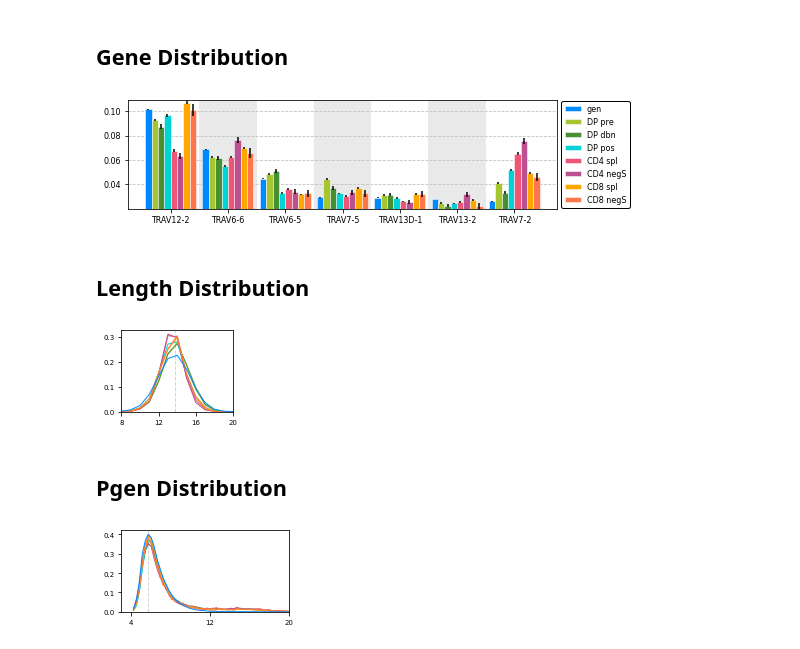
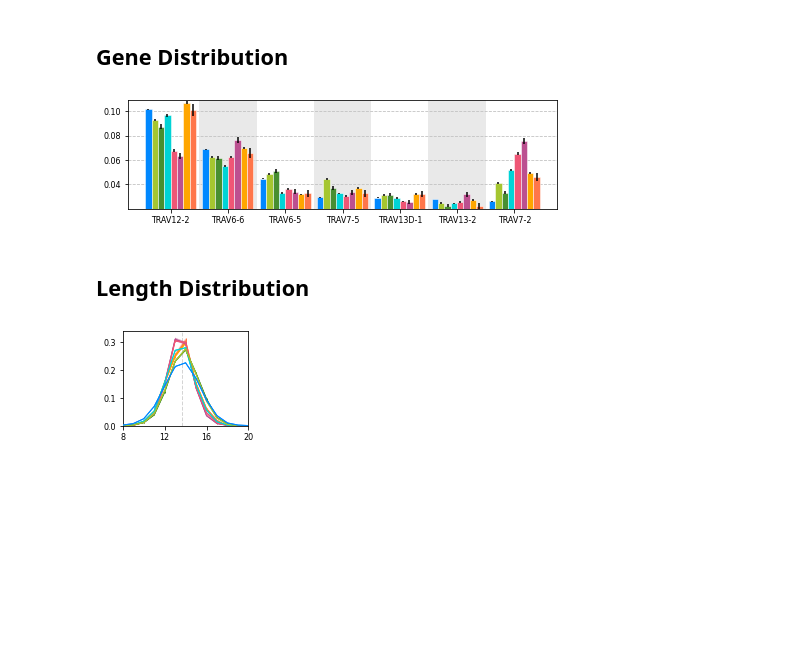
Before and after one commit to statbiophys/thymic_development_2022, a Jupyter notebook: fig2.ipynb, the cells around one changed output. Cells and saved outputs as stored; diff of their text form; code cells hidden in the pictures; blank space fills up the shorter version.

Commit message:
2023 Figures updated.

```diff
--- a/fig2.ipynb
+++ b/fig2.ipynb
@@ -21,49 +21,56 @@ OutPath = "Graphs"
 # %%
 #  OPTIONS  #
 
 GENE = "V"
 n_choice = 7
 figsize = ( n_choice * 1.1, 2 )
 
 df = pd.read_csv(f'{DataPath}/CA-prod-{GENE}_usage.csv', index_col=0 )
 
 columns = [c for c in df.columns if 'err' not in c]
 errorbars = [ c + ' err' for c in columns ]
-colors = [ EXP15_KOL[c] for c in columns ]
+colors = [ EXP_KOL[c] for c in columns ]
 
 df = df.iloc[np.arange(n_choice)]
 ax = barPlotter( df, colors=colors, hatch=None, grid=True,
                 columns=columns, figsize=figsize, errorbars=errorbars, rotation=0 )
 plt.margins(0)
+'''
 plt.legend(ncol=1, shadow=False, bbox_to_anchor=(1,.5), loc='center left',
             edgecolor='inherit', framealpha=1)
-
+'''
 for i in np.arange( 1, ax.get_xlim()[1]-1, 2 ).astype(int) :
     ax.axvspan( i, i+1, 0, 1, alpha=0.5, color=GREYS_DIC['silver'], ec=None, zorder=-10)
 
 plt.savefig( f"{OutPath}/fig2A.pdf", bbox_inches='tight' )
 plt.show()
 # %% [output]
-[figure, old version]
+[figure, new version]
 # %% [markdown]
 ## Length Distribution
 # %%
 #  OPTIONS  #
 
-figsize = ( 2, 1.5 )
 df = pd.read_csv(f'{DataPath}/CA-prod-lengths.csv', index_col=0 )
 
-columns =  HEADERS + ['gen']
+figsize = ( 2.25, 1.75 )
+
+columns =  ['gen'] + HEADERS
 errorbars = [c + ' err' for c in columns]
-colors = [ EXP15_KOL[c] for c in columns ]
-linestyle = ['-'] * len(HEADERS) + ['-']
+colors = [ EXP_KOL[c] for c in columns ]
+linestyle = ['-'] + ['-'] * len(HEADERS)
+markerstyle = [''] + [''] * len(HEADERS)
+zorder = np.arange(len(columns))[::-1]
+zorder[0] = len(columns)
 
-ax = curvePlotter( df, colors=colors, grid=False, legend=False, linestyle=linestyle,
-                  columns=columns, figsize=figsize, errorbars=None )
+ax = curvePlotter(
+    df, colors=colors, grid=False, legend=False, linestyle=linestyle, markerstyle=markerstyle,
+    columns=columns, figsize=figsize, zorder=zorder, errorbars=errorbars, fill_error=True, lw=1
+    )
 
 plt.margins(0)
 ax.set_xlim([8, 20])
-ax.set_ylim([0, np.max(df.values) * 1.05 ])
+ax.set_ylim([0, np.max(df.values) * 1.1 ])
 
 ax.set_xticks([8,12,16,20])
 
@@ -74,33 +81,4 @@ plt.savefig( f"{OutPath}/fig2B.pdf", bbox_inches='tight' )
 
 plt.show()
 # %% [output]
-[figure, old version]
+[figure, new version]
-# %% [markdown]
-## Pgen Distribution
-# %%
-#  OPTIONS  #
-
-df = pd.read_csv(f"{DataPath}/CA-prod-pgen_distr.csv", index_col=0 )
-figsize = (3, 1.5)
-columns = HEADERS + ['gen']
-errorbars = [c + ' err' for c in columns]
-colors = [ EXP15_KOL[c] for c in columns ]
-linestyle = ['-'] * len(HEADERS) + ['-']
-
-ax = curvePlotter( df, colors=colors, grid=False, legend=False, linestyle=linestyle,
-                  columns=columns, figsize=figsize, errorbars=None )
-plt.margins(0)
-
-#ax.set_yscale('log')
-ax.set_xlim([3, 20])
-ax.set_ylim([0, np.max(df.values) * 1.05 ])
-ax.set_xticks([4,12,20])
-
-ax.axvline(x=df.index[df['gen'].argmax()],
-           zorder =-2, ls='--', lw=1, color=GREYS_DIC['silver'])
-
-plt.savefig( f"{OutPath}/fig2C.pdf", bbox_inches='tight' )
-
-plt.show()
-# %% [output]
-[figure, removed]
```
Also changed, not shown: parts of 6 cells of this notebook, 44 other files.
